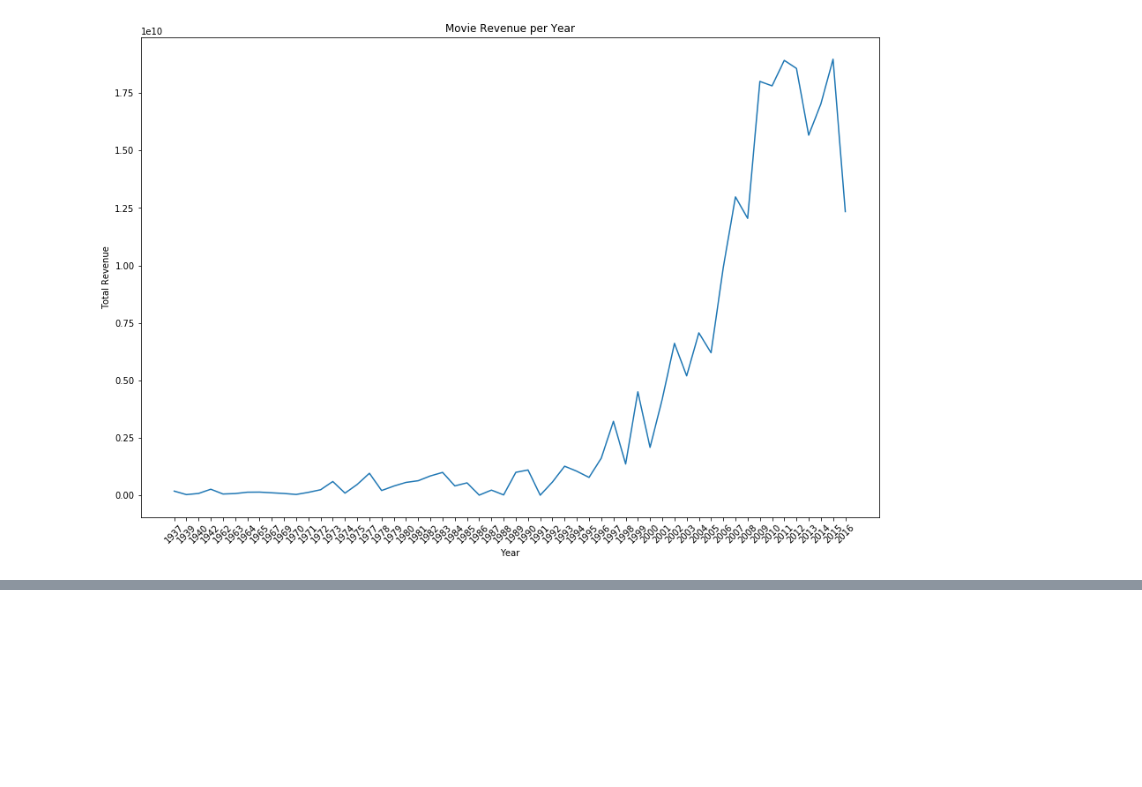
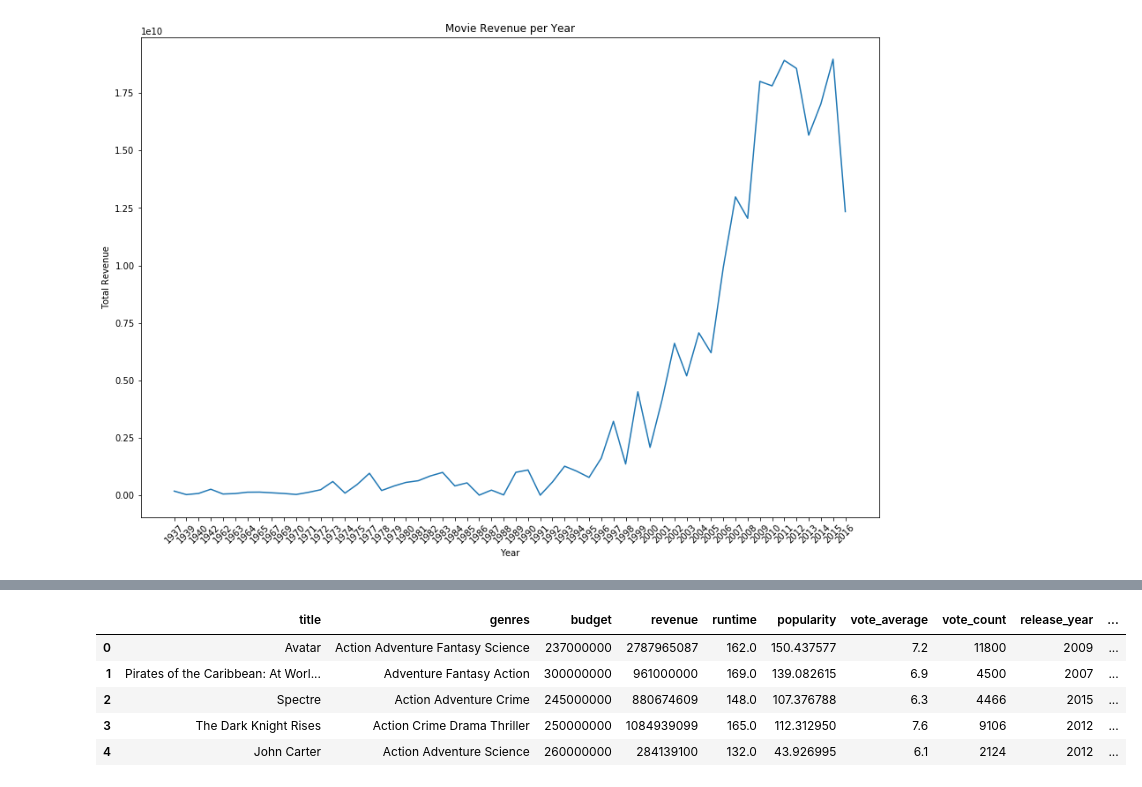
Before and after one commit to atulbharati/kevinh415.github.io, a Jupyter notebook: Movie.ipynb, the cells around one changed output, grey strips where cells are left out. Cells and saved outputs as stored; diff of their text form; code cells hidden in the pictures; blank space fills up the shorter version.

```diff
--- a/Movie.ipynb
+++ b/Movie.ipynb
@@ -98,0 +132,34 @@ plt.show()
+# %%
+#import re because we will be using regex
+import re
+
+# the format of the genres column is a string that looks like this:
+# [{"id": 12, "name": "Adventure"}, {"id": 14, "name": "Fantasy"}, {"id": 28, "name": "Action"}]
+# we only want the genres after "name":, so we will use regex to eliminate the other characters.
+
+#iterate through the rows
+for index,row in movies.iterrows():
+    #initialize a new string - this will replace the row value for genre to make it easier to read and extract
+    str = ""
+    # isolates the name: (genre) from the ids
+    g = re.findall(r"name\": \"\w+", row['genres'])
+    # g should now look like this:
+    # ['name": "Action', 'name": "Adventure', 'name": "Fantasy', 'name": "Science']
+
+    #iterate through each item in g and remove everything but the genres
+    for item in g:
+        remove = re.search("name\": \"", i)
+        str += (item[:remove.start()] + item[remove.end():]) + " "
+    str = str[:-1]
+
+    #replace the genre value with the new string
+    movies.at[index, 'genres'] = str
+
+movies.head()
+# %% [output]
+|  | title | genres | budget | revenue | runtime | popularity | vote_average | vote_count | release_year | ... |
+| 0 | Avatar | Action Adventure Fantasy Science | 237000000 | 2787965087 | 162.0 | 150.437577 | 7.2 | 11800 | 2009 | ... |
+| 1 | Pirates of the Caribbean: At Worl... | Adventure Fantasy Action | 300000000 | 961000000 | 169.0 | 139.082615 | 6.9 | 4500 | 2007 | ... |
+| 2 | Spectre | Action Adventure Crime | 245000000 | 880674609 | 148.0 | 107.376788 | 6.3 | 4466 | 2015 | ... |
+| 3 | The Dark Knight Rises | Action Crime Drama Thriller | 250000000 | 1084939099 | 165.0 | 112.312950 | 7.6 | 9106 | 2012 | ... |
+| 4 | John Carter | Action Adventure Science | 260000000 | 284139100 | 132.0 | 43.926995 | 6.1 | 2124 | 2012 | ... |
```
Also changed, not shown: parts of 9 cells of this notebook.
